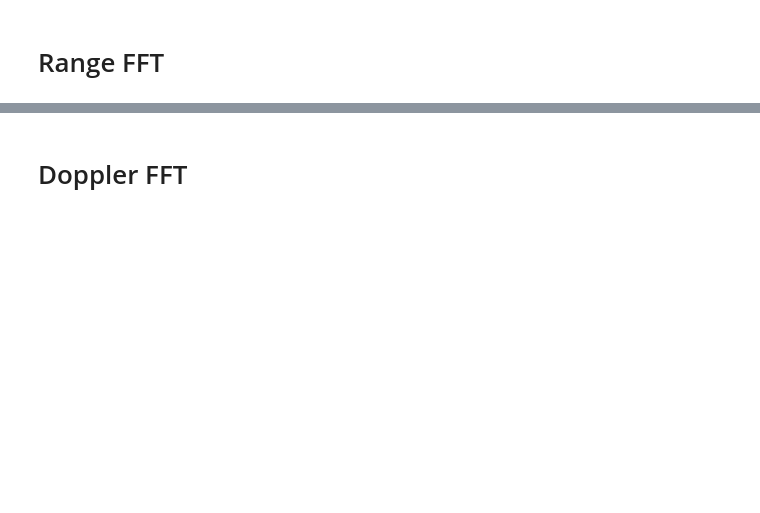
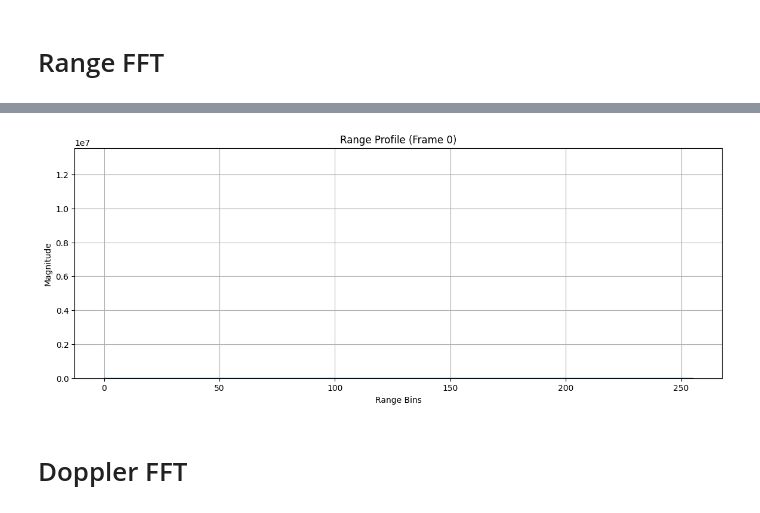
Before and after one commit to SouherdyaSarkar/FMCW_Signal_Processing, a Jupyter notebook: processors/Data_processor.ipynb, the cells around one changed output, grey strips where cells are left out. Saved outputs shown, nothing was run; the diff lists cells and outputs as text; code cells hidden in the pictures; blank space fills up the shorter version.

```diff
--- a/processors/Data_processor.ipynb
+++ b/processors/Data_processor.ipynb
@@ -78,31 +78,33 @@ plt.show()
 # %%
 fig, ax = plt.subplots(figsize=(14, 5))
 bins = np.arange(256)
 global_max = np.max(np.abs(radar_cubes[:, 0, 0, :]))
 
 magnitude_data_initial = np.abs(radar_cubes[0][0, 0, :])
 line, = ax.plot(bins, magnitude_data_initial)
 
 ax.set_xlabel("Range Bins")
 ax.set_ylabel("Magnitude")
 ax.grid(True)
 
 ax.set_ylim(0, global_max * 1.1 + 1e-6)
 def update(frame):
     magnitude_data = np.abs(radar_cubes[frame][0, 0, :])
     line.set_ydata(magnitude_data)
     ax.set_title(f"Range Profile (Frame {frame})")
     return [line]
 
 ani = FuncAnimation(
     fig,
     update,
     frames=len(radar_cubes),
     interval=50,
     blit=False
 )
 
-ani.save("../Simulations/Phone_vibration_Range_FFT_Data.gif", writer="pillow")
+ani.save("../Simulations/Radar/Phone_data_day02/Phone_Vibration_plots/Phone_static_2_Range_FFT_Data.gif", writer="pillow")
+# %% [output]
+[figure, added]
 # %% [markdown]
 # Doppler FFT
 # %%
```
Also changed, not shown: parts of 6 cells of this notebook, 6 other files.
